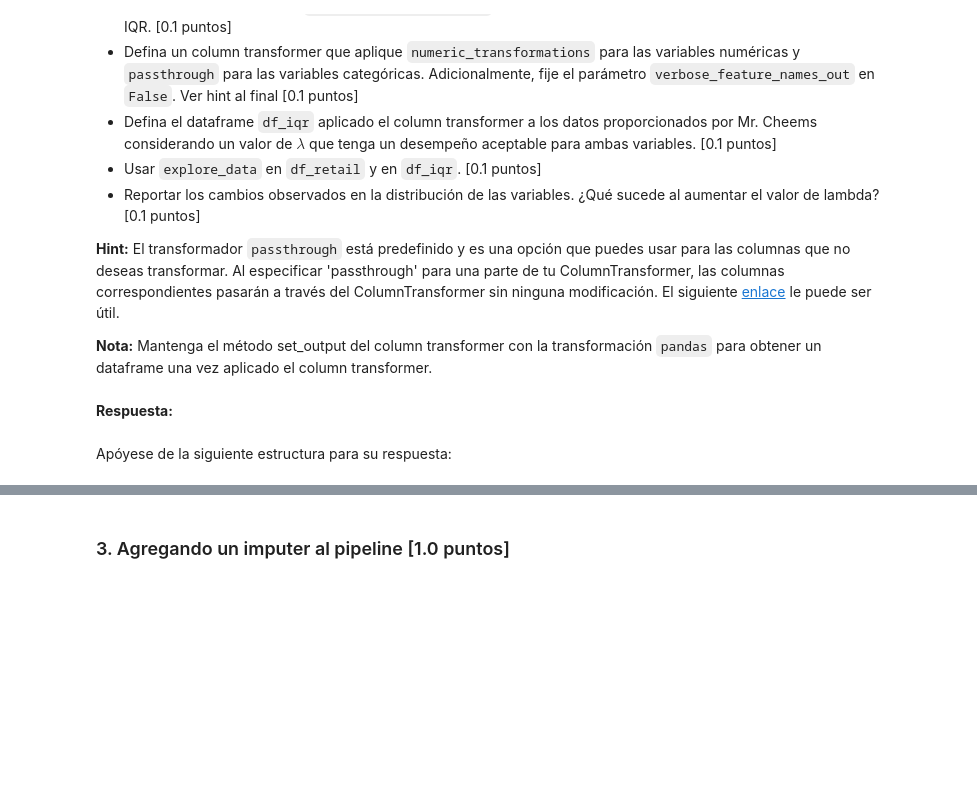
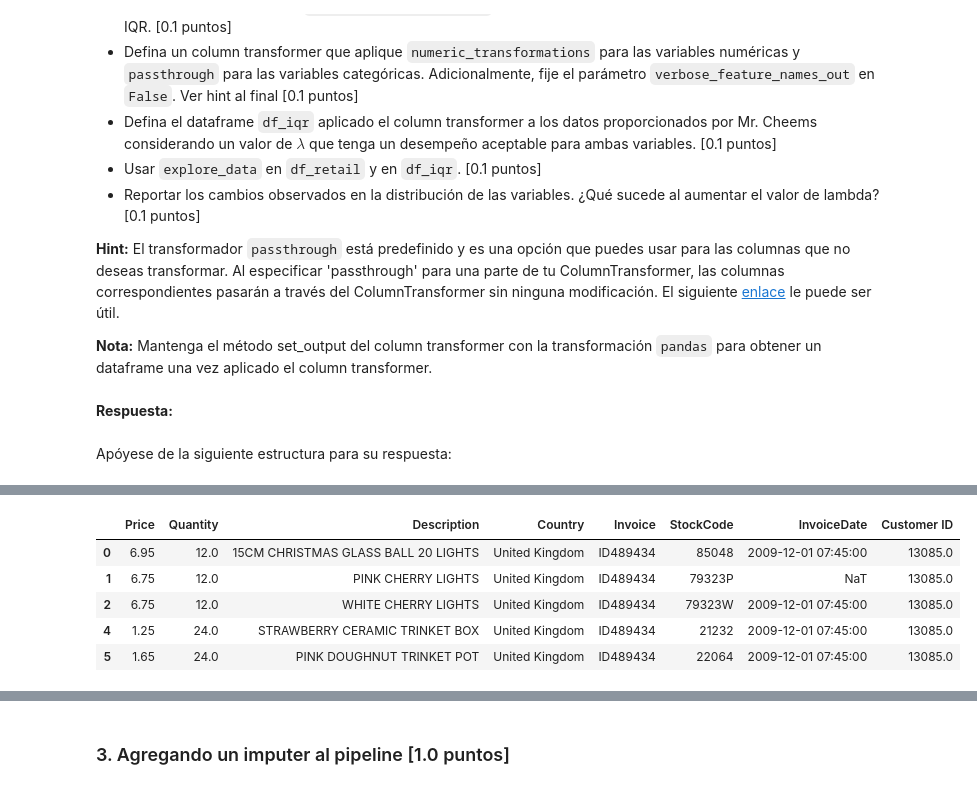
Before and after one commit to MacFarren/Lab-Farren-Rubina, a Jupyter notebook: Lab3/Lab3_Enunciado.ipynb, the cells around one changed output, grey strips where cells are left out. Drawn from its saved outputs; the diff is of its cells as text; code cells hidden in the pictures; blank space fills up the shorter version.

```diff
--- a/Lab3/Lab3_Enunciado.ipynb
+++ b/Lab3/Lab3_Enunciado.ipynb
@@ -299,0 +461,9 @@ df_iqr = (...)
+# %%
+df_iqr.head()
+# %% [output]
+|  | Price | Quantity | Description | Country | Invoice | StockCode | InvoiceDate | Customer ID |
+| 0 | 6.95 | 12.0 | 15CM CHRISTMAS GLASS BALL 20 LIGHTS | United Kingdom | ID489434 | 85048 | 2009-12-01 07:45:00 | 13085.0 |
+| 1 | 6.75 | 12.0 | PINK CHERRY LIGHTS | United Kingdom | ID489434 | 79323P | NaT | 13085.0 |
+| 2 | 6.75 | 12.0 | WHITE CHERRY LIGHTS | United Kingdom | ID489434 | 79323W | 2009-12-01 07:45:00 | 13085.0 |
+| 4 | 1.25 | 24.0 | STRAWBERRY CERAMIC TRINKET BOX | United Kingdom | ID489434 | 21232 | 2009-12-01 07:45:00 | 13085.0 |
+| 5 | 1.65 | 24.0 | PINK DOUGHNUT TRINKET POT | United Kingdom | ID489434 | 22064 | 2009-12-01 07:45:00 | 13085.0 |
```
Also changed, not shown: parts of 35 cells of this notebook.
